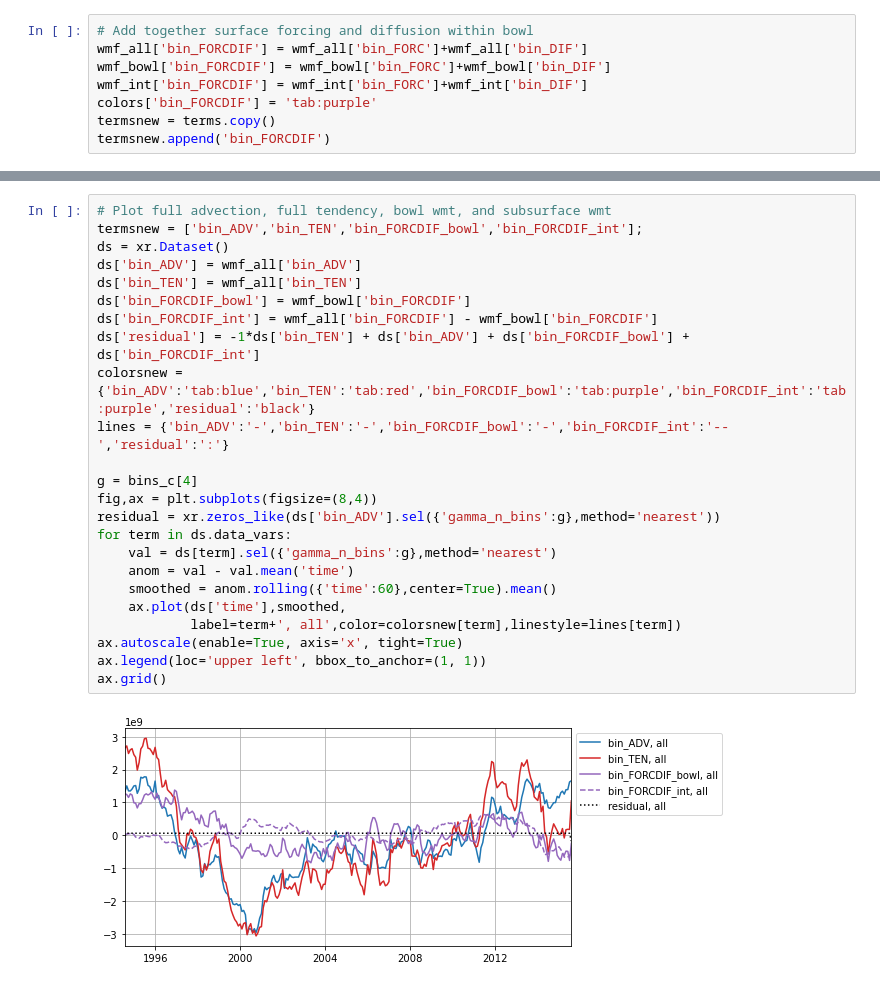
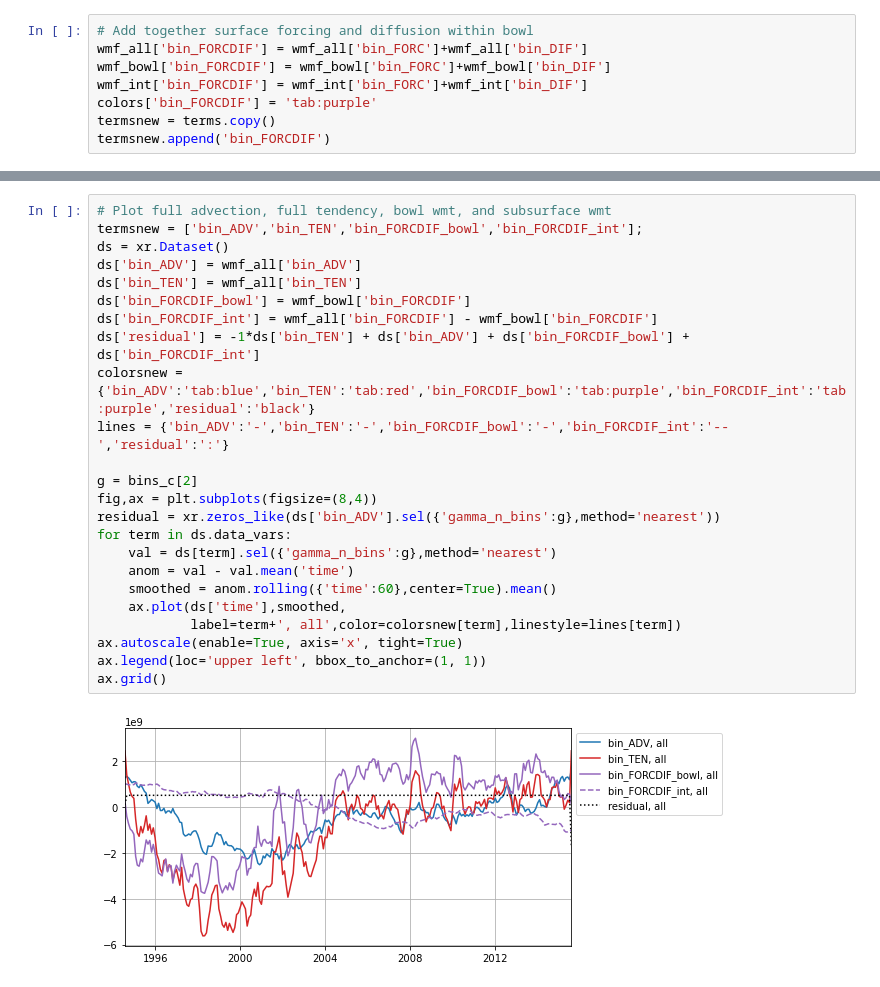
Before and after one commit to gmacgilchrist/so_decadal_variability, a Jupyter notebook: notebooks/ECCOv4r4/draw_wmt_watermasses.ipynb, the cells around one changed output, grey strips where cells are left out. Saved outputs shown, nothing was run; the diff lists cells and outputs as text.

```diff
--- a/notebooks/ECCOv4r4/draw_wmt_watermasses.ipynb
+++ b/notebooks/ECCOv4r4/draw_wmt_watermasses.ipynb
@@ -156,29 +156,29 @@ ax.legend(loc='upper left', bbox_to_anchor=(1, 1))
 # %%
 # Plot full advection, full tendency, bowl wmt, and subsurface wmt
 termsnew = ['bin_ADV','bin_TEN','bin_FORCDIF_bowl','bin_FORCDIF_int'];
 ds = xr.Dataset()
 ds['bin_ADV'] = wmf_all['bin_ADV']
 ds['bin_TEN'] = wmf_all['bin_TEN']
 ds['bin_FORCDIF_bowl'] = wmf_bowl['bin_FORCDIF']
 ds['bin_FORCDIF_int'] = wmf_all['bin_FORCDIF'] - wmf_bowl['bin_FORCDIF']
 ds['residual'] = -1*ds['bin_TEN'] + ds['bin_ADV'] + ds['bin_FORCDIF_bowl'] + ds['bin_FORCDIF_int']
 colorsnew = {'bin_ADV':'tab:blue','bin_TEN':'tab:red','bin_FORCDIF_bowl':'tab:purple','bin_FORCDIF_int':'tab:purple','residual':'black'}
 lines = {'bin_ADV':'-','bin_TEN':'-','bin_FORCDIF_bowl':'-','bin_FORCDIF_int':'--','residual':':'}
 
-g = bins_c[4]
+g = bins_c[2]
 fig,ax = plt.subplots(figsize=(8,4))
 residual = xr.zeros_like(ds['bin_ADV'].sel({'gamma_n_bins':g},method='nearest'))
 for term in ds.data_vars:
     val = ds[term].sel({'gamma_n_bins':g},method='nearest')
     anom = val - val.mean('time')
     smoothed = anom.rolling({'time':60},center=True).mean()
     ax.plot(ds['time'],smoothed,
             label=term+', all',color=colorsnew[term],linestyle=lines[term])
 ax.autoscale(enable=True, axis='x', tight=True)
 ax.legend(loc='upper left', bbox_to_anchor=(1, 1))
 ax.grid()
 # %% [output]
-[figure, old version]
+[figure, new version]
 # %%
 # Plot separation of variability between
 # diffusive and surface forcing terms
```
Also changed, not shown: parts of 4 cells of this notebook, 4 other files.
